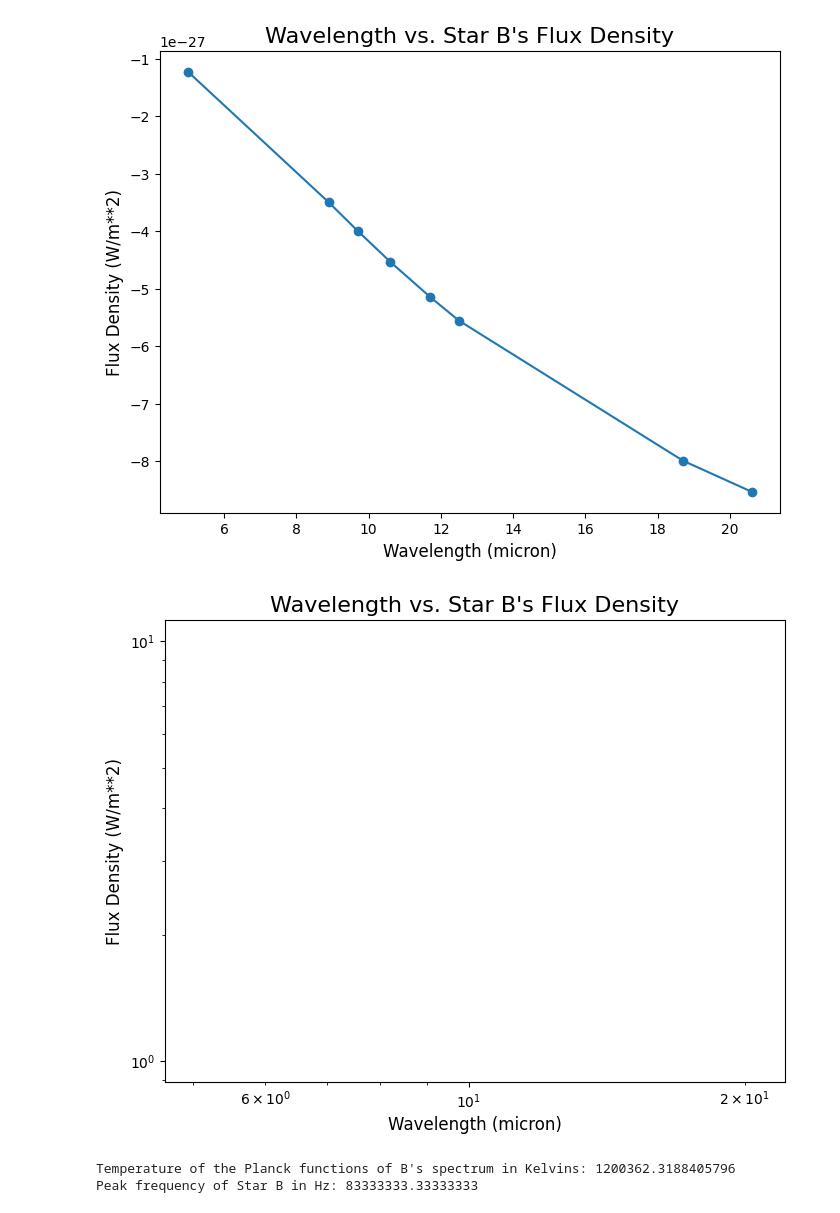
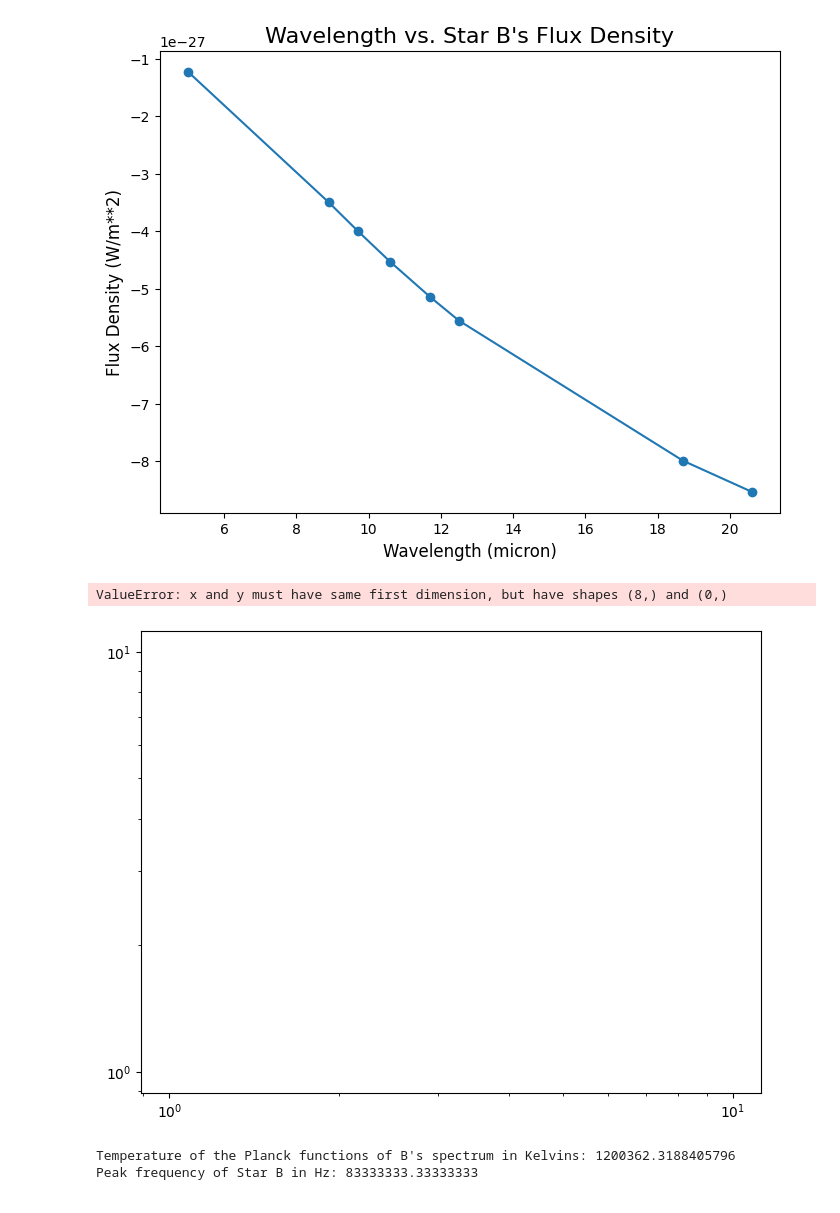
Before and after one commit to cbsavage/ast5263, a Jupyter notebook: homework/hw_1/ast5263_hw1.ipynb, the cells around one changed output. Cells and saved outputs as stored; diff of their text form; code cells hidden in the pictures.

```diff
--- a/homework/hw_1/ast5263_hw1.ipynb
+++ b/homework/hw_1/ast5263_hw1.ipynb
@@ -131,19 +131,24 @@ plt.show()
 # %% [output]
 [figure]
 # %%
-# actual log-log plot
+# PART B, LOG-LOG PLOT
+# plot flux vs wavelength
 
 plt.figure( figsize=(8,6) )
-plt.loglog( wv_b, F_b, marker='o' )
+plt.plot( wv_b, F_b, marker='o' )
 
 plt.xlabel( 'Wavelength (micron)', fontsize=12 )
 plt.ylabel( 'Flux Density (W/m**2)', fontsize=12 )
 
+plt.xscale( 'log' )
+plt.yscale( 'log' )
+
 plt.title( "Wavelength vs. Star B's Flux Density", fontsize=16 )
 
 plt.show()
 # %% [output]
+ValueError: x and y must have same first dimension, but have shapes (8,) and (0,)
-[figure, old version]
+[figure, new version]
 # %%
 # PART C
 
```
Also changed, not shown: parts of 1 cell of this notebook, 12 other files.
